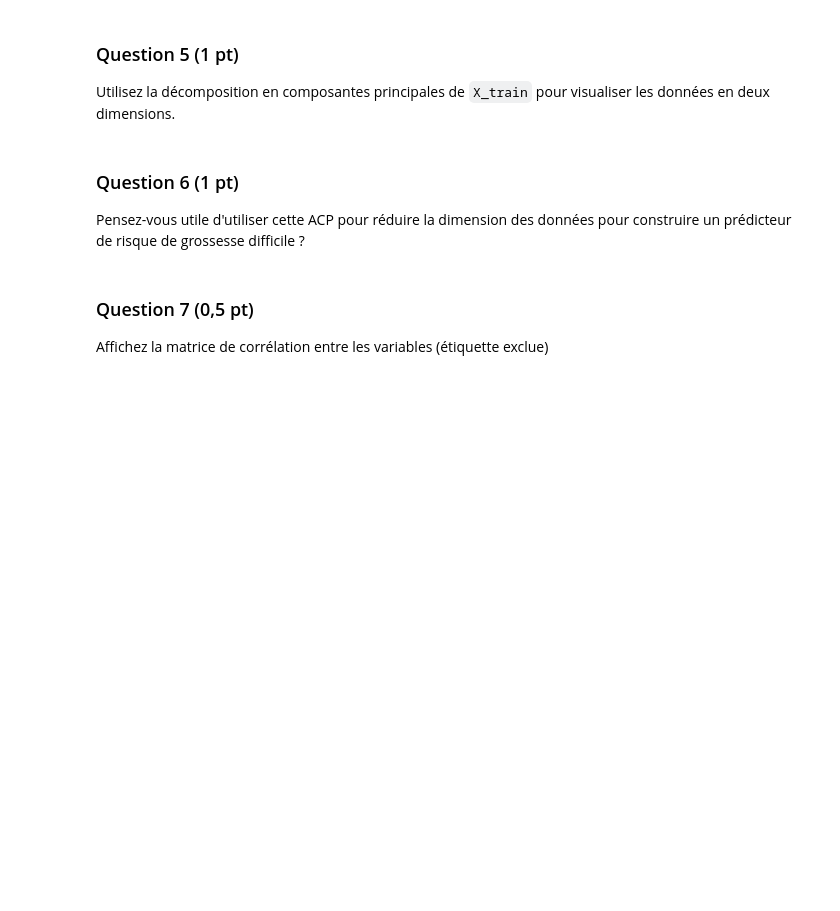
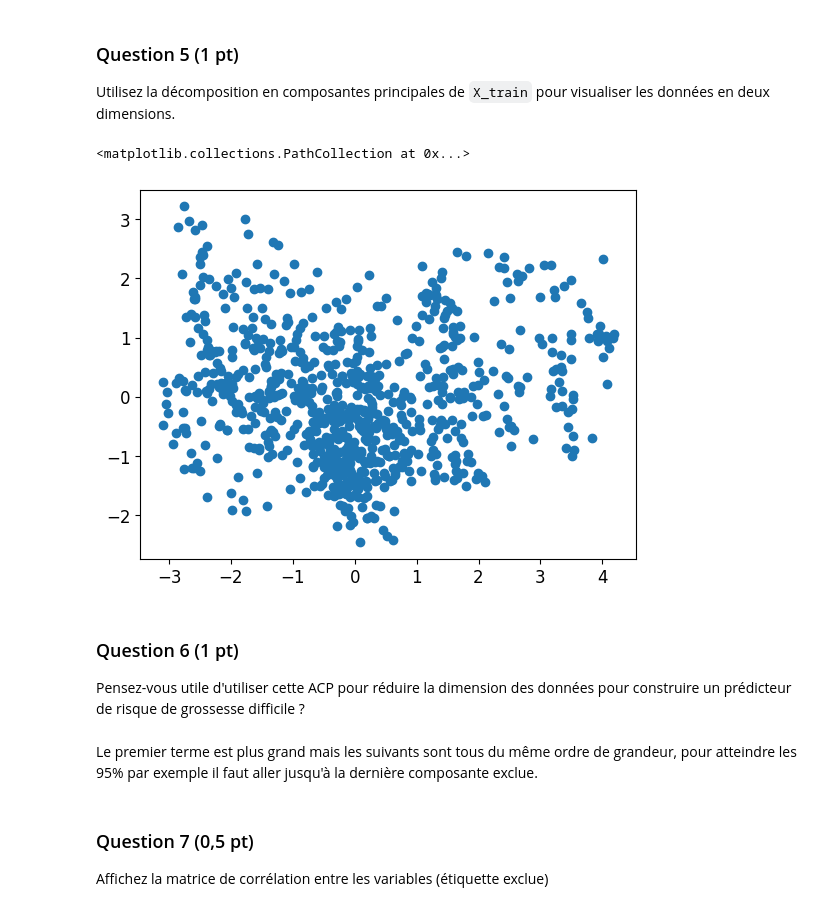
Before and after one commit to zephyrderiviere/projet-SDD, a Jupyter notebook: Projet.ipynb, the cells around one changed output. Cells and saved outputs as stored; diff of their text form; code cells hidden in the pictures; blank space fills up the shorter version.

```diff
--- a/Projet.ipynb
+++ b/Projet.ipynb
@@ -114,3 +117,14 @@ Utilisez la décomposition en composantes principales de `X_train` pour visualis
+# %%
+std_scale = preprocessing.StandardScaler().fit(X_train)
+X_train_scaled = std_scale.transform(X_train)
+pca_train = decomposition.PCA(n_components=2)
+pca_train.fit(X_train_scaled)
+X_train_projected = pca_train.transform(X_train_scaled)
+# %%
+plt.scatter(X_train_projected[:, 0], X_train_projected[:, 1])
+# %% [output]
+<matplotlib.collections.PathCollection at 0x...>
+[figure, added]
 # %% [markdown]
 ### Question 6 (1 pt)
 Pensez-vous utile d'utiliser cette ACP pour réduire la dimension des données pour construire un prédicteur de risque de grossesse difficile ?
@@ -117,3 +133,5 @@ Pensez-vous utile d'utiliser cette ACP pour réduire la dimension des données p
+# %% [markdown]
+Le premier terme est plus grand mais les suivants sont tous du même ordre de grandeur, pour atteindre les 95% par exemple il faut aller jusqu'à la dernière composante exclue.
 # %% [markdown]
 ### Question 7 (0,5 pt)
 Affichez la matrice de corrélation entre les variables (étiquette exclue)
```
Also changed, not shown: parts of 4 cells of this notebook.
